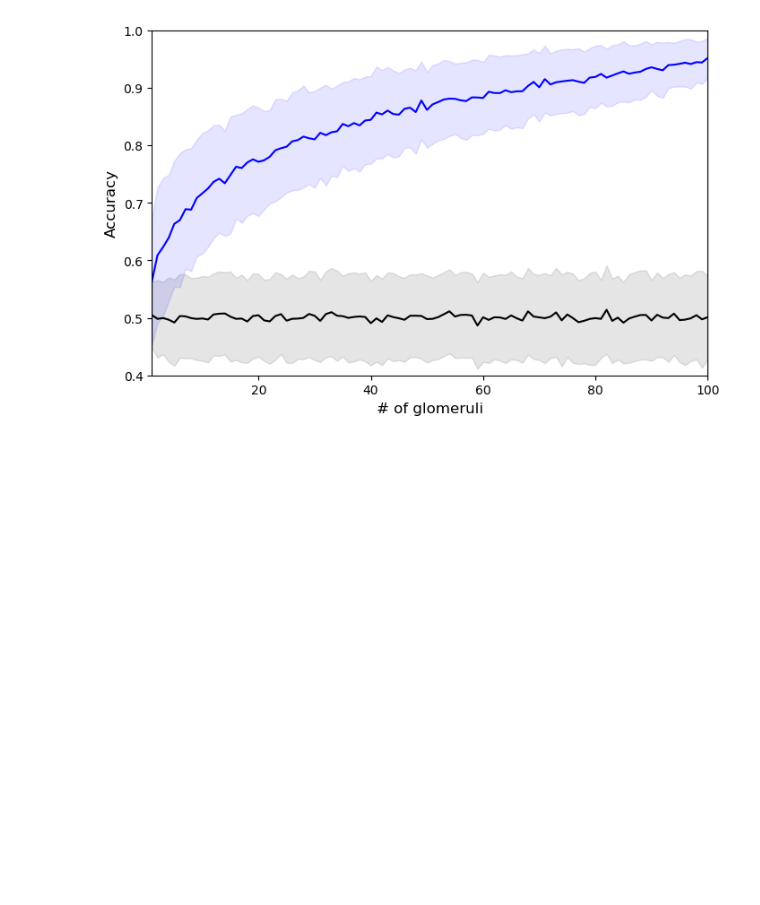
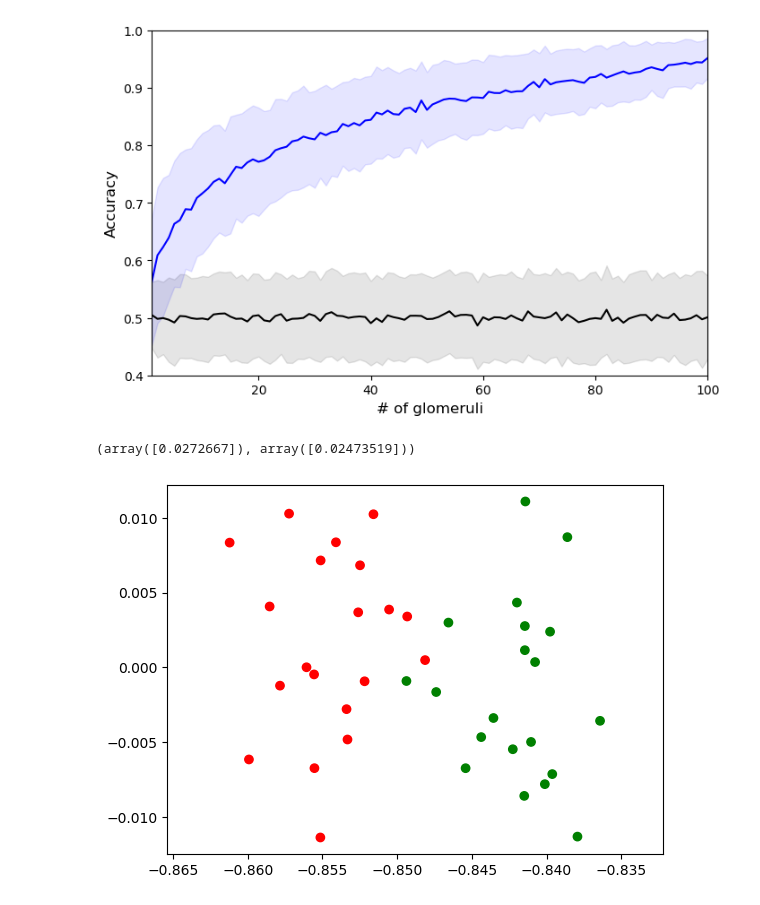
Before and after one commit to stootoon/crick-osn-model-release, a Jupyter notebook: multiple-glomeruli-single-amp/make_figure_decoding_delay.ipynb, the cells around one changed output. Cells and saved outputs as stored; diff of their text form; code cells hidden in the pictures; blank space fills up the shorter version.

```diff
--- a/multiple-glomeruli-single-amp/make_figure_decoding_delay.ipynb
+++ b/multiple-glomeruli-single-amp/make_figure_decoding_delay.ipynb
@@ -43,3 +43,17 @@ print(f"Wrote {file_name}")
 # %% [output]
 Wrote decoding_delay_conc100.pdf
 [figure]
+# %%
+with open(get_input_file_name("gamp5", 100), "rb") as f:
+    data = pickle.load(f)
+X, y = data["X"], data["y"]
+U,S,Vt = linalg.svd(X, full_matrices = False)
+# %%
+v = X @ Vt.T
+# %%
+scatter(v[:,0], v[:,1], c=["r" if yi == y[0] else "g" for yi in y])
+axis("equal")
+diff(xlim()), diff(ylim())
+# %% [output]
+(array([0.0272667]), array([0.02473519]))
+[figure, added]
```
Also changed, not shown: parts of 4 cells of this notebook, 3 other files.
